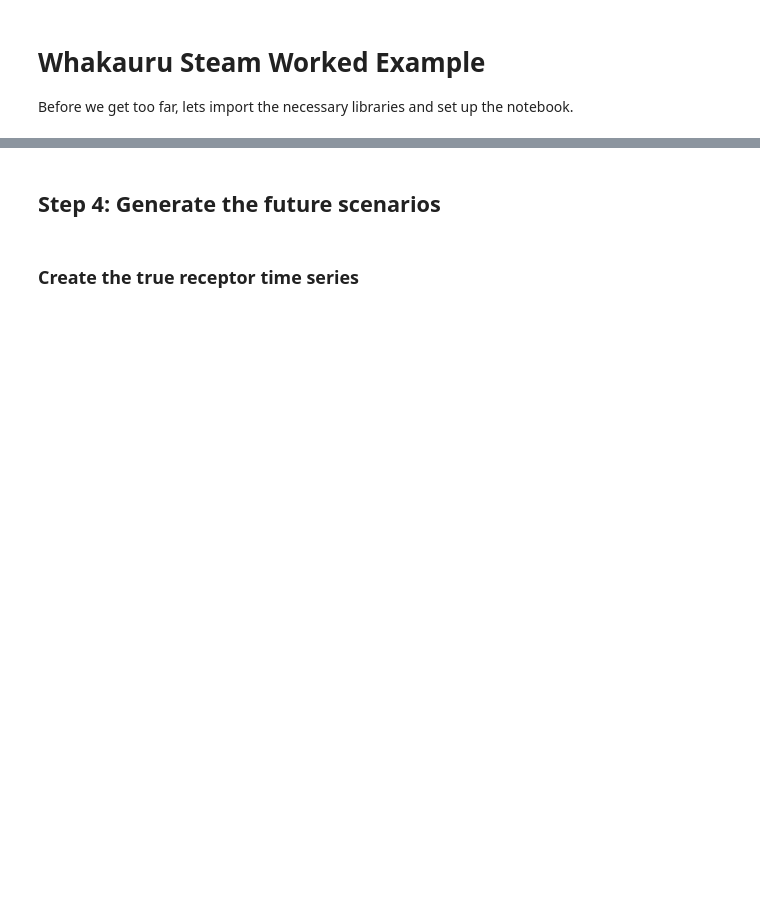
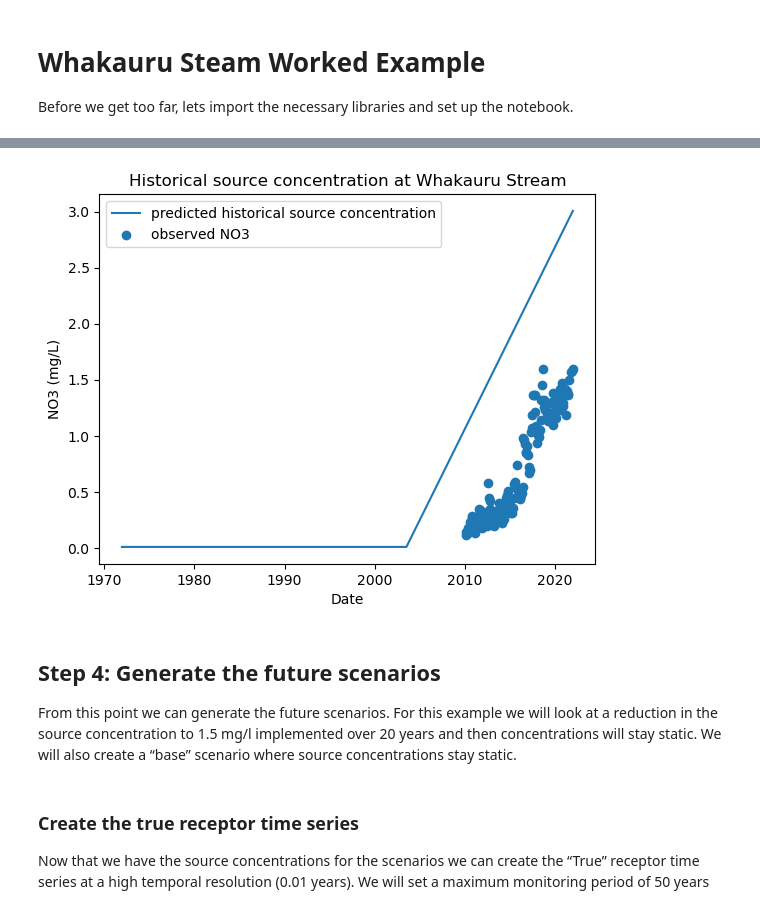
Before and after one commit to Komanawa-Solutions-Ltd/gw_detect_power-worked-examples, a Jupyter notebook: Whakauru_Stream_Worked_example.ipynb, the cells around one changed output, grey strips where cells are left out. Saved outputs shown, nothing was run; the diff lists cells and outputs as text; code cells hidden in the pictures; blank space fills up the shorter version.

```diff
--- a/Whakauru_Stream_Worked_example.ipynb
+++ b/Whakauru_Stream_Worked_example.ipynb
@@ -18,2 +144,53 @@ Before we get too far, lets import the necessary libraries and set up the notebo
+# %%
+mrt = 12
+mrt_p1 = 12
+mrt_p2 = 12  # dummy value (only one EPM)
+frac_p1 = 1
+precision = 2  # calculate the historical source  at 0.01-year intervals (roughly monthly)
+f_p1 = 0.7
+f_p2 = 0.7  # dummy value (only one EPM)
+
+max_conc = 10  # maximum concentration the source area could have
+min_conc = .01  # minimum concentration the source area could have
+p0 = None  # no guess for scipy curve fit
+
+# calculate the historical slope in units years from 2014-01-01 instead of datetime
+ndata_yr = ndata.copy()
+ndata_yr['yr'] = (ndata_yr.index - ndata_yr.index.min()).days / 365.25
+ndata_yr = ndata_yr.set_index('yr')
+mk = MannKendall(ndata_yr['n'], alpha=0.05)
+senslope, senintercept, lo_slope, up_slope = mk.calc_senslope()
+prev_slope = senslope
+
+# use the last time step sen fit as the initial concentration
+init_conc = ndata_yr.index[-1] * senslope + senintercept
+
+# check the age inputs
+mrt, mrt_p2 = check_age_inputs(mrt, mrt_p1, mrt_p2, frac_p1, precision, f_p1, f_p2)
+start_age = max(mrt, mrt_p1, mrt_p2, 30)
+
+# predict the historical source concentration
+hist = predict_historical_source_conc(init_conc, mrt, mrt_p1, mrt_p2, frac_p1, f_p1, f_p2, prev_slope, max_conc,
+                                      min_conc, start_age=start_age, precision=precision, p0=p0)
+
+hist.name = 'source_conc'
+hist.index.name = 'yr_from_present'
+
+hist = pd.DataFrame(hist).reset_index()
+hist['date'] = [ndata.index.max().date() + datetime.timedelta(days=e) for e in hist['yr_from_present'] * 365.25]
+
+# plot the historical source concentration
+fig, ax = plt.subplots()
+idx = hist['yr_from_present'] > -50
+ax.plot(hist.loc[idx, 'date'], hist.loc[idx, 'source_conc'], label='predicted historical source concentration')
+ax.scatter(ndata.index, ndata['n'], label='observed NO3')
+ax.set_ylabel('NO3 (mg/L)')
+ax.set_xlabel('Date')
+ax.set_title('Historical source concentration at Whakauru Stream')
+ax.legend()
+plt.show()
+# %% [output]
+[figure, added]
 # %% [markdown]
 ## Step 4: Generate the future scenarios
+From this point we can generate the future scenarios. For this example we will look at a reduction in the source concentration to 1.5 mg/l implemented over 20 years and then concentrations will stay static. We will also create a “base” scenario where source concentrations stay static.
@@ -20,2 +209,3 @@ Before we get too far, lets import the necessary libraries and set up the notebo
 # %% [markdown]
 ### Create the true receptor time series
+Now that we have the source concentrations for the scenarios we can create the “True” receptor time series at a high temporal resolution (0.01 years). We will set a maximum monitoring period of 50 years
```
Also changed, not shown: parts of 18 cells of this notebook.
